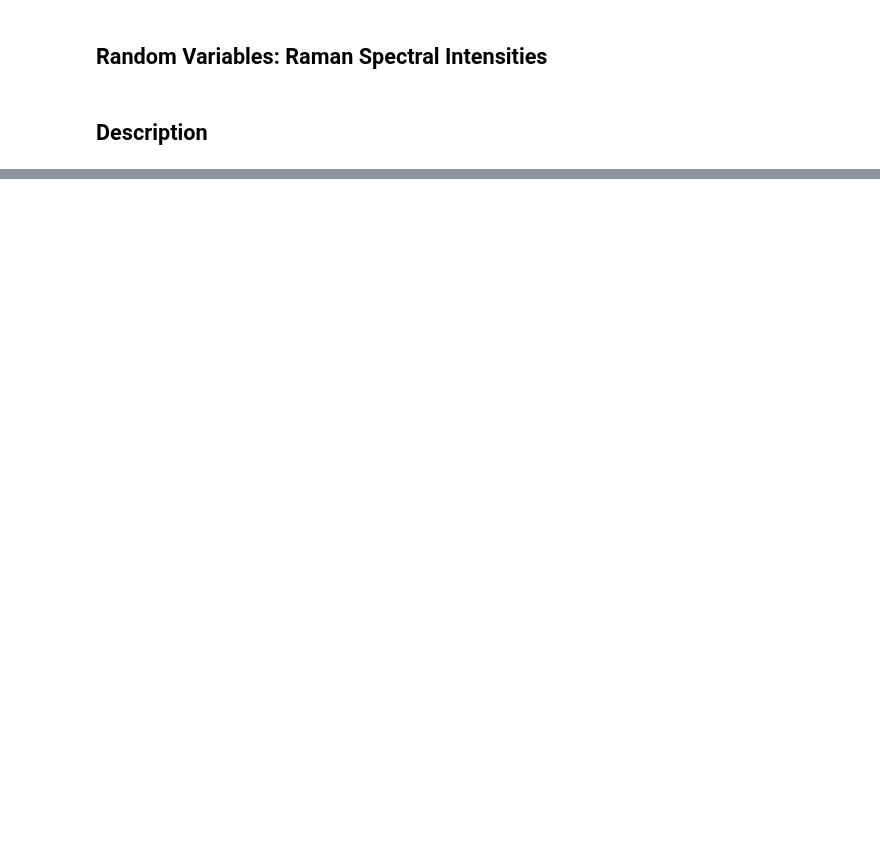
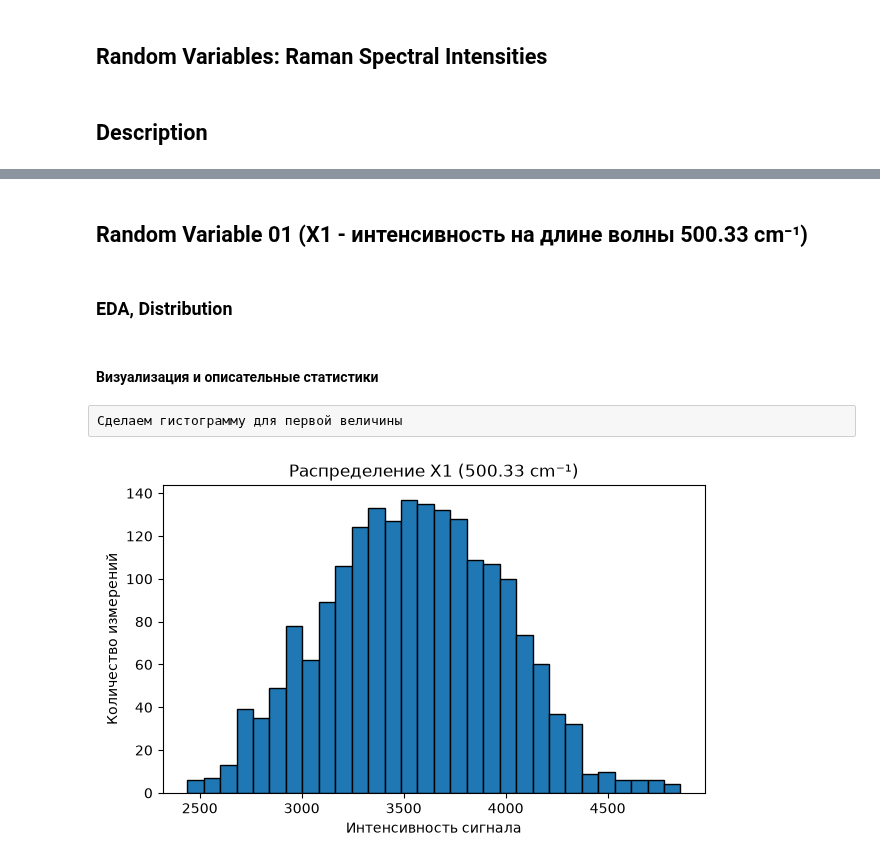
Before and after one commit to polina5544/Lab_1_MathStat, a Jupyter notebook: Lab1_Sprint1.ipynb, the cells around one changed output, grey strips where cells are left out. Cells and saved outputs as stored; diff of their text form; code cells hidden in the pictures; blank space fills up the shorter version.

```diff
--- a/Lab1_Sprint1.ipynb
+++ b/Lab1_Sprint1.ipynb
@@ -22,0 +100,22 @@
+# %%
+X = spectra.iloc[selected_indices, 1:].T.copy()
+
+X.columns = ["X1", "X2", "X3"]
+X = X.reset_index(drop=True)
+
+# Добавляем метаданные: состав смеси и номер повторения
+data = pd.concat(
+    [metadata.reset_index(drop=True), X],
+    axis=1
+)
+
+print("Размер итоговой таблицы:", data.shape)
+print("\nПервые строки:")
+print(data[[
+    "Sucrose [ul]", "Fructose [ul]",
+    "Maltose [ul]", "Glucose [ul]",
+    "X1", "X2", "X3"
+]].head(9))
+
+print("\nОписательная статистика:")
+print(data[["X1", "X2", "X3"]].describe().round(2))
@@ -22,0 +140,19 @@
+# %% [markdown]
+## Random Variable 01 (X1 - интенсивность на длине волны 500.33 cm⁻¹)
+# %% [markdown]
+### EDA, Distribution
+# %% [markdown]
+#### Визуализация и описательные статистики
+# %% [raw]
+Сделаем гистограмму для первой величины
+# %%
+plt.figure(figsize=(7, 4))
+
+plt.hist(data["X1"], bins=30, edgecolor="black")
+plt.title("Распределение X1 (500.33 cm⁻¹)")
+plt.xlabel("Интенсивность сигнала")
+plt.ylabel("Количество измерений")
+
+plt.show()
+# %% [output]
+[figure, added]
```
Also changed, not shown: parts of 39 cells of this notebook.
